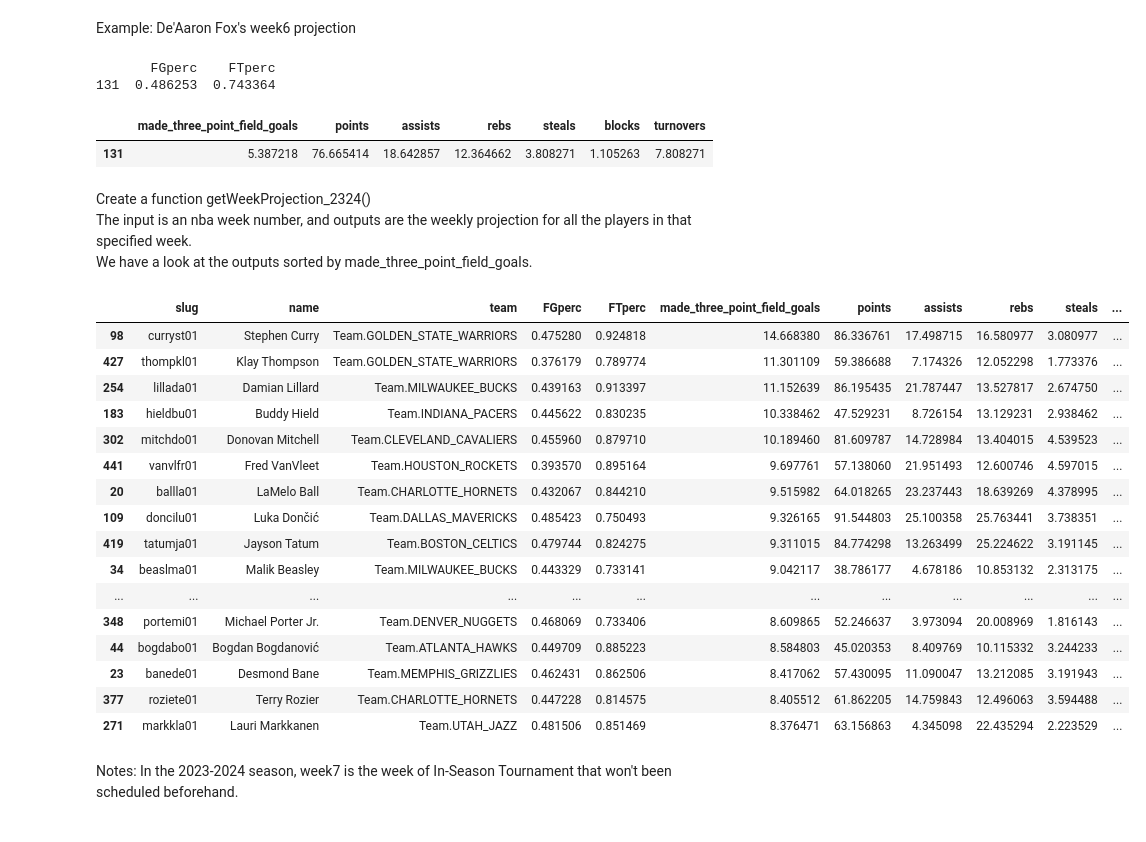
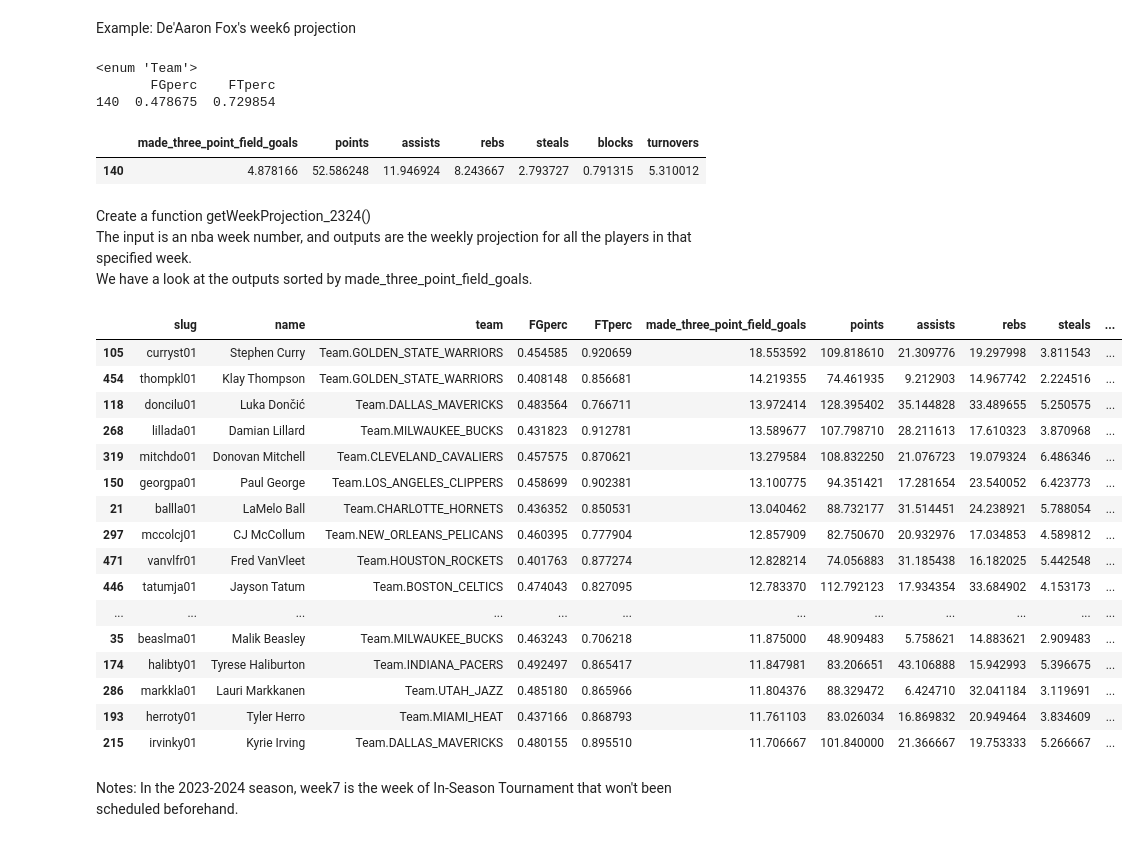
Before and after one commit to josephj1o4e1/YahooFantasyBasketball-project, a Jupyter notebook: project0-yahoofantasy-9cat.ipynb, the cells around one changed output. Drawn from its saved outputs; the diff is of its cells as text; code cells hidden in the pictures.

Commit message:
.size ==> ['size'].iloc[0]

```diff
--- a/project0-yahoofantasy-9cat.ipynb
+++ b/project0-yahoofantasy-9cat.ipynb
@@ -427,10 +427,10 @@ We want a weighted average of year 2021~2024 since year 2024 should weigh more t
 # 'slug', 'name', (9-cat weighted sum)...
 
 # set weights for each year
-wts = {"2024": 0.5,
-       "2023": 0.25,
-       "2022": 0.15,
-       "2021": 0.1}
+wts = {"2024": 0.70,
+       "2023": 0.15,
+       "2022": 0.10,
+       "2021": 0.05}
 
 df2024['wts'] = wts['2024']
 df2023['wts'] = wts['2023']
@@ -648,16 +652,18 @@ df_gamesplayed_weekly
 Example: De'Aaron Fox's week6 projection
 # %%
 # De'Aaron Fox week6 projection
-week = 6
+week = 13
+print(type(playerlist2024[playerlist2024.name=='De\'Aaron Fox'].team.values[0]))
 team = playerlist2024[playerlist2024.name=='De\'Aaron Fox'].team.values[0].value
-gamesPlayed_week = df_gamesplayed_weekly[(df_gamesplayed_weekly['week']==week) & (df_gamesplayed_weekly['team']==team)].size
+gamesPlayed_week = df_gamesplayed_weekly[(df_gamesplayed_weekly['week']==week) & (df_gamesplayed_weekly['team']==team)]['size'].iloc[0]
 print(df_weeklyproj_avg_24[df_weeklyproj_avg_24['name']=='De\'Aaron Fox'].iloc[:,3:5]) # Percentage doesn't need to multiply by games played.
 df_weeklyproj_avg_24[df_weeklyproj_avg_24['name']=='De\'Aaron Fox'].iloc[:,5:] * gamesPlayed_week
 # %% [output]
+<enum 'Team'>
        FGperc    FTperc
-131  0.486253  0.743364
+140  0.478675  0.729854
 |  | made_three_point_field_goals | points | assists | rebs | steals | blocks | turnovers |
-| 131 | 5.387218 | 76.665414 | 18.642857 | 12.364662 | 3.808271 | 1.105263 | 7.808271 |
+| 140 | 4.878166 | 52.586248 | 11.946924 | 8.243667 | 2.793727 | 0.791315 | 5.310012 |
 # %% [markdown]
 Create a function getWeekProjection_2324()
 The input is an nba week number, and outputs are the weekly projection for all the players in that specified week.
@@ -665,37 +671,37 @@ We have a look at the outputs sorted by made_three_point_field_goals.
 # %%
 # func(week) ==> weekly projection of every player
 def current_week():
     seasonStartDate = df_schedule2024.start_time[0]
     seasonStartDate_weekday = datetime.timedelta(seasonStartDate.weekday())
     week = (datetime.date.today() - seasonStartDate + seasonStartDate_weekday).days//7 + 1
     return week
 
 def getWeekProjection_2324(week=current_week()):
     df_weeklyproj_avg_24 = playerlist2024.merge(df_pred_avg_21_24, on=['slug', 'name'], how='inner')
-    gamesPlayed_week = df_gamesplayed_weekly[(df_gamesplayed_weekly['week']==week) & (df_gamesplayed_weekly['team']==team)].size
+    gamesPlayed_week = df_gamesplayed_weekly[(df_gamesplayed_weekly['week']==week) & (df_gamesplayed_weekly['team']==team)]['size'].iloc[0]
     df_weeklyproj_avg_24.iloc[:,5:] = df_weeklyproj_avg_24.iloc[:,5:] * gamesPlayed_week
     return df_weeklyproj_avg_24
 
 df_tmp = getWeekProjection_2324(current_week())
 df_tmp.sort_values(by='made_three_point_field_goals', ascending=False).head(20)
 # %% [output]
 |  | slug | name | team | FGperc | FTperc | made_three_point_field_goals | points | assists | rebs | steals | ... |
-| 98 | curryst01 | Stephen Curry | Team.GOLDEN_STATE_WARRIORS | 0.475280 | 0.924818 | 14.668380 | 86.336761 | 17.498715 | 16.580977 | 3.080977 | ... |
-| 427 | thompkl01 | Klay Thompson | Team.GOLDEN_STATE_WARRIORS | 0.376179 | 0.789774 | 11.301109 | 59.386688 | 7.174326 | 12.052298 | 1.773376 | ... |
-| 254 | lillada01 | Damian Lillard | Team.MILWAUKEE_BUCKS | 0.439163 | 0.913397 | 11.152639 | 86.195435 | 21.787447 | 13.527817 | 2.674750 | ... |
-| 183 | hieldbu01 | Buddy Hield | Team.INDIANA_PACERS | 0.445622 | 0.830235 | 10.338462 | 47.529231 | 8.726154 | 13.129231 | 2.938462 | ... |
-| 302 | mitchdo01 | Donovan Mitchell | Team.CLEVELAND_CAVALIERS | 0.455960 | 0.879710 | 10.189460 | 81.609787 | 14.728984 | 13.404015 | 4.539523 | ... |
-| 441 | vanvlfr01 | Fred VanVleet | Team.HOUSTON_ROCKETS | 0.393570 | 0.895164 | 9.697761 | 57.138060 | 21.951493 | 12.600746 | 4.597015 | ... |
-| 20 | ballla01 | LaMelo Ball | Team.CHARLOTTE_HORNETS | 0.432067 | 0.844210 | 9.515982 | 64.018265 | 23.237443 | 18.639269 | 4.378995 | ... |
-| 109 | doncilu01 | Luka Dončić | Team.DALLAS_MAVERICKS | 0.485423 | 0.750493 | 9.326165 | 91.544803 | 25.100358 | 25.763441 | 3.738351 | ... |
-| 419 | tatumja01 | Jayson Tatum | Team.BOSTON_CELTICS | 0.479744 | 0.824275 | 9.311015 | 84.774298 | 13.263499 | 25.224622 | 3.191145 | ... |
-| 34 | beaslma01 | Malik Beasley | Team.MILWAUKEE_BUCKS | 0.443329 | 0.733141 | 9.042117 | 38.786177 | 4.678186 | 10.853132 | 2.313175 | ... |
+| 105 | curryst01 | Stephen Curry | Team.GOLDEN_STATE_WARRIORS | 0.454585 | 0.920659 | 18.553592 | 109.818610 | 21.309776 | 19.297998 | 3.811543 | ... |
+| 454 | thompkl01 | Klay Thompson | Team.GOLDEN_STATE_WARRIORS | 0.408148 | 0.856681 | 14.219355 | 74.461935 | 9.212903 | 14.967742 | 2.224516 | ... |
+| 118 | doncilu01 | Luka Dončić | Team.DALLAS_MAVERICKS | 0.483564 | 0.766711 | 13.972414 | 128.395402 | 35.144828 | 33.489655 | 5.250575 | ... |
+| 268 | lillada01 | Damian Lillard | Team.MILWAUKEE_BUCKS | 0.431823 | 0.912781 | 13.589677 | 107.798710 | 28.211613 | 17.610323 | 3.870968 | ... |
+| 319 | mitchdo01 | Donovan Mitchell | Team.CLEVELAND_CAVALIERS | 0.457575 | 0.870621 | 13.279584 | 108.832250 | 21.076723 | 19.079324 | 6.486346 | ... |
+| 150 | georgpa01 | Paul George | Team.LOS_ANGELES_CLIPPERS | 0.458699 | 0.902381 | 13.100775 | 94.351421 | 17.281654 | 23.540052 | 6.423773 | ... |
+| 21 | ballla01 | LaMelo Ball | Team.CHARLOTTE_HORNETS | 0.436352 | 0.850531 | 13.040462 | 88.732177 | 31.514451 | 24.238921 | 5.788054 | ... |
+| 297 | mccolcj01 | CJ McCollum | Team.NEW_ORLEANS_PELICANS | 0.460395 | 0.777904 | 12.857909 | 82.750670 | 20.932976 | 17.034853 | 4.589812 | ... |
+| 471 | vanvlfr01 | Fred VanVleet | Team.HOUSTON_ROCKETS | 0.401763 | 0.877274 | 12.828214 | 74.056883 | 31.185438 | 16.182025 | 5.442548 | ... |
+| 446 | tatumja01 | Jayson Tatum | Team.BOSTON_CELTICS | 0.474043 | 0.827095 | 12.783370 | 112.792123 | 17.934354 | 33.684902 | 4.153173 | ... |
 | ... | ... | ... | ... | ... | ... | ... | ... | ... | ... | ... | ... |
-| 348 | portemi01 | Michael Porter Jr. | Team.DENVER_NUGGETS | 0.468069 | 0.733406 | 8.609865 | 52.246637 | 3.973094 | 20.008969 | 1.816143 | ... |
-| 44 | bogdabo01 | Bogdan Bogdanović | Team.ATLANTA_HAWKS | 0.449709 | 0.885223 | 8.584803 | 45.020353 | 8.409769 | 10.115332 | 3.244233 | ... |
-| 23 | banede01 | Desmond Bane | Team.MEMPHIS_GRIZZLIES | 0.462431 | 0.862506 | 8.417062 | 57.430095 | 11.090047 | 13.212085 | 3.191943 | ... |
-| 377 | roziete01 | Terry Rozier | Team.CHARLOTTE_HORNETS | 0.447228 | 0.814575 | 8.405512 | 61.862205 | 14.759843 | 12.496063 | 3.594488 | ... |
-| 271 | markkla01 | Lauri Markkanen | Team.UTAH_JAZZ | 0.481506 | 0.851469 | 8.376471 | 63.156863 | 4.345098 | 22.435294 | 2.223529 | ... |
+| 35 | beaslma01 | Malik Beasley | Team.MILWAUKEE_BUCKS | 0.463243 | 0.706218 | 11.875000 | 48.909483 | 5.758621 | 14.883621 | 2.909483 | ... |
+| 174 | halibty01 | Tyrese Haliburton | Team.INDIANA_PACERS | 0.492497 | 0.865417 | 11.847981 | 83.206651 | 43.106888 | 15.942993 | 5.396675 | ... |
+| 286 | markkla01 | Lauri Markkanen | Team.UTAH_JAZZ | 0.485180 | 0.865966 | 11.804376 | 88.329472 | 6.424710 | 32.041184 | 3.119691 | ... |
+| 193 | herroty01 | Tyler Herro | Team.MIAMI_HEAT | 0.437166 | 0.868793 | 11.761103 | 83.026034 | 16.869832 | 20.949464 | 3.834609 | ... |
+| 215 | irvinky01 | Kyrie Irving | Team.DALLAS_MAVERICKS | 0.480155 | 0.895510 | 11.706667 | 101.840000 | 21.366667 | 19.753333 | 5.266667 | ... |
 # %% [markdown]
 Notes: In the 2023-2024 season, week7 is the week of In-Season Tournament that won't been scheduled beforehand.
 # %% [markdown]
```
Also changed, not shown: parts of 8 cells of this notebook.
